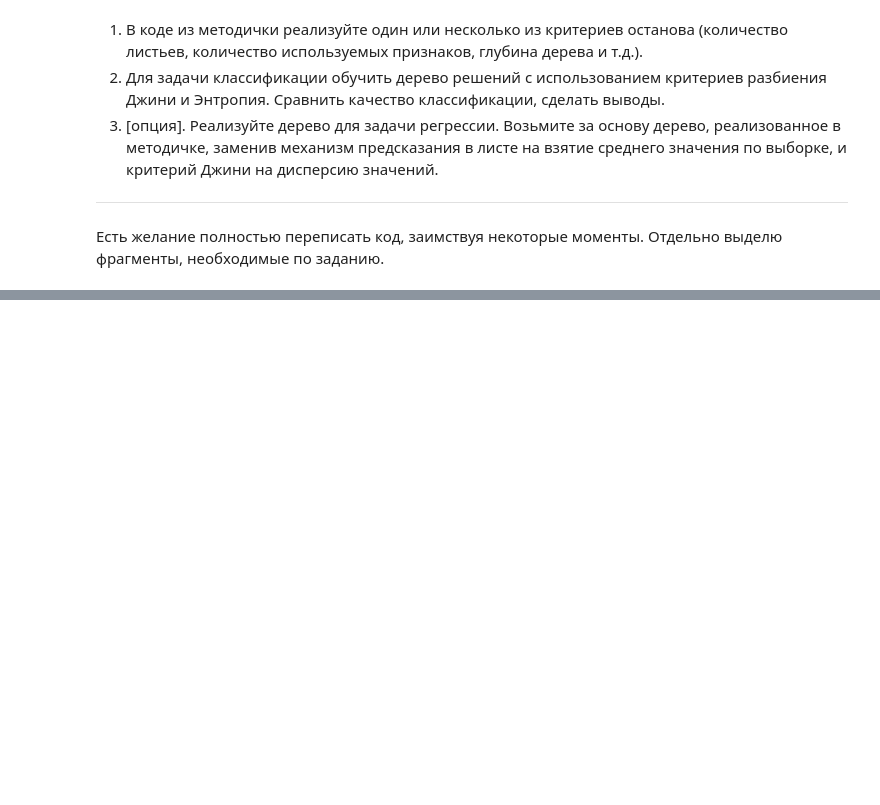
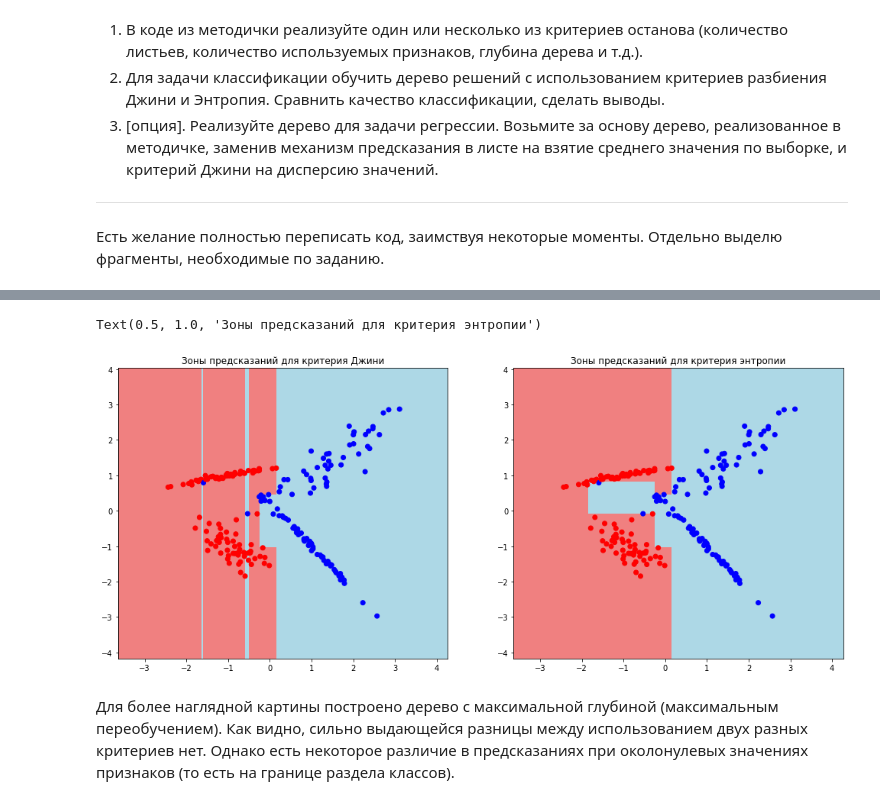
Before and after one commit to WiZor1/Edu_ML_Algorithms, a Jupyter notebook: Alg_HW_4.ipynb, the cells around one changed output, grey strips where cells are left out. Cells and saved outputs as stored; diff of their text form; code cells hidden in the pictures; blank space fills up the shorter version.

```diff
--- a/Alg_HW_4.ipynb
+++ b/Alg_HW_4.ipynb
@@ -219,0 +317,29 @@ pred_gini, pred_entropy
+# %%
+model_gini_area = DecisionTree(criterion='gini', min_leaf=1)
+model_entropy_area = DecisionTree(criterion='entropy', min_leaf=1)
+
+model_gini_area.fit(X_train, y_train)
+model_entropy_area.fit(X_train, y_train)
+# %%
+xx, yy = get_meshgrid(train_data)
+mesh_predictions_gini = np.array(model_gini_area.predict(np.c_[xx.ravel(), yy.ravel()])).reshape(xx.shape)
+mesh_predictions_entropy = np.array(model_entropy_area.predict(np.c_[xx.ravel(), yy.ravel()])).reshape(xx.shape)
+
+plt.figure(figsize = (17, 7))
+
+# Gini
+plt.subplot(1,2,1)
+plt.pcolormesh(xx, yy, mesh_predictions_gini, cmap = ListedColormap(['lightcoral', 'lightblue']))
+plt.scatter(train_data[:, 0], train_data[:, 1], c = y_train, cmap = ListedColormap(['red', 'blue']))
+plt.title('Зоны предсказаний для критерия Джини')
+
+# entropy
+plt.subplot(1,2,2)
+plt.pcolormesh(xx, yy, mesh_predictions_entropy, cmap = ListedColormap(['lightcoral', 'lightblue']))
+plt.scatter(train_data[:, 0], train_data[:, 1], c = y_train, cmap = ListedColormap(['red', 'blue']))
+plt.title('Зоны предсказаний для критерия энтропии')
+# %% [output]
+Text(0.5, 1.0, 'Зоны предсказаний для критерия энтропии')
+[figure, added]
+# %% [markdown]
+Для более наглядной картины построено дерево с максимальной глубиной (максимальным переобучением). Как видно, сильно выдающейся разницы между использованием двух разных критериев нет. Однако есть некоторое различие в предсказаниях при околонулевых значениях признаков (то есть на границе раздела классов).
```
Also changed, not shown: parts of 26 cells of this notebook.
